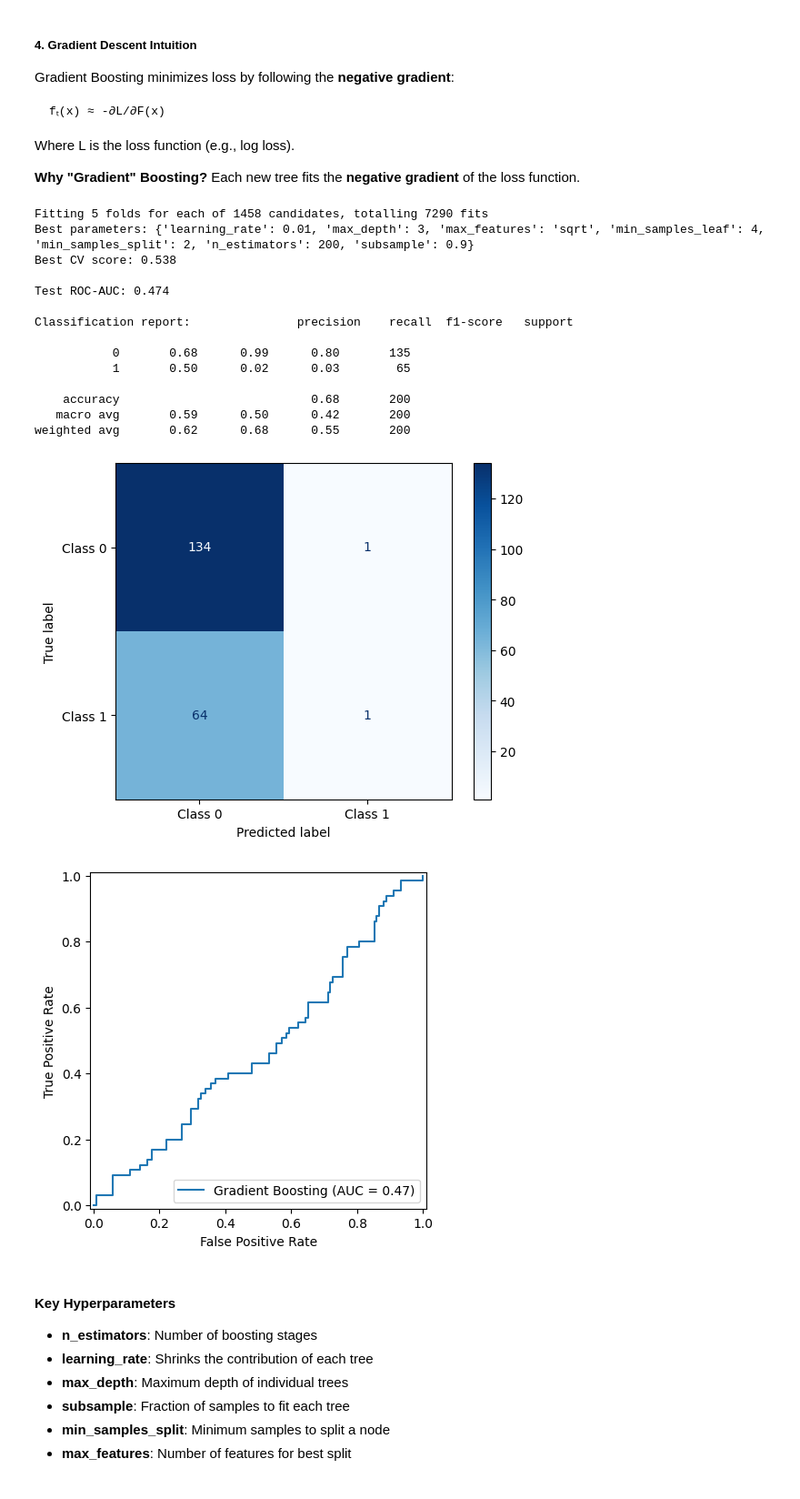
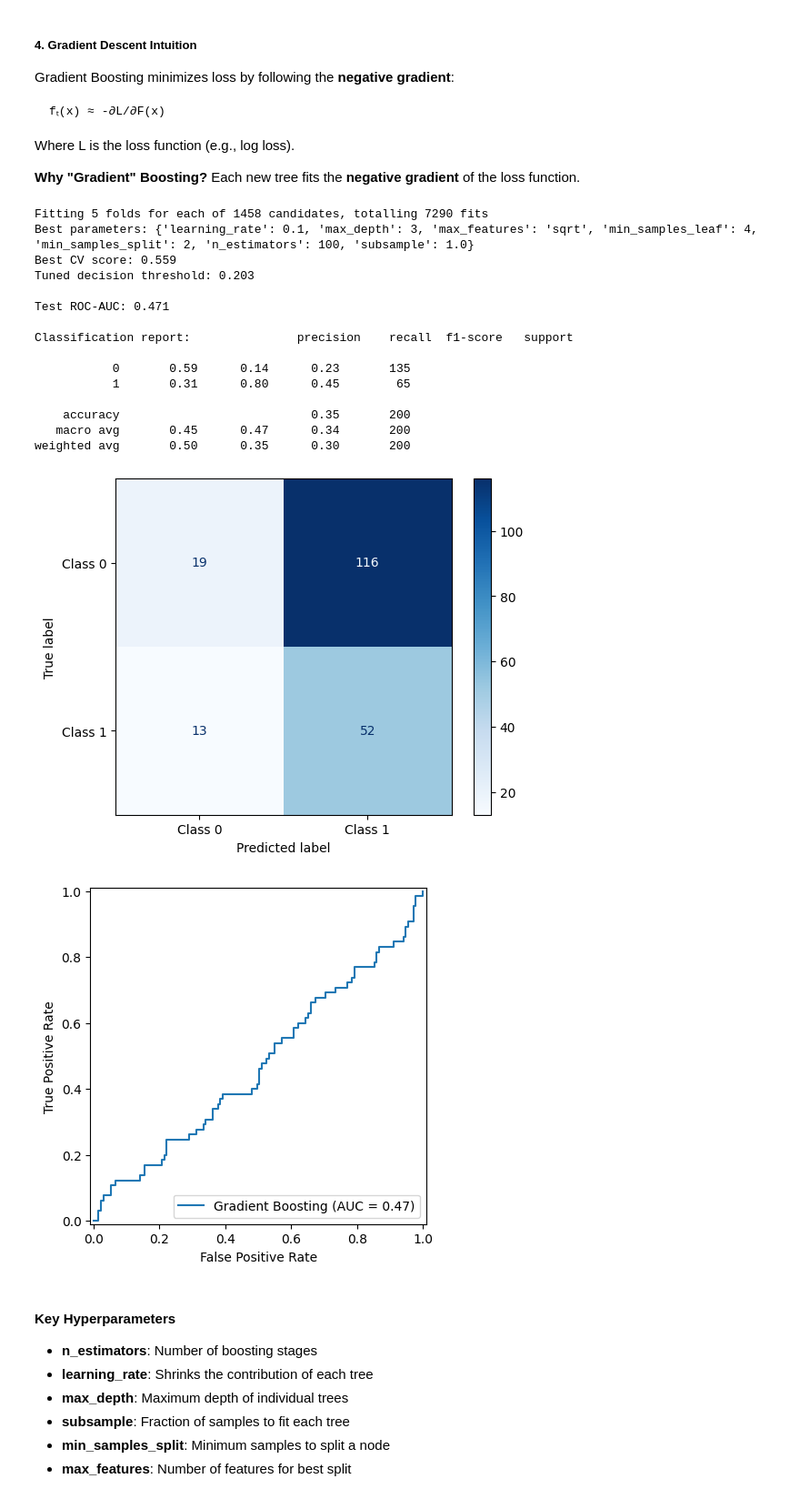
Before and after one commit to SamVanini/Software-defects-data-analysis, a Jupyter notebook: notebooks/data_workflow.ipynb, the cells around one changed output. Shown at 91% size. Saved outputs shown, nothing was run; the diff lists cells and outputs as text; code cells hidden in the pictures.

Commit message:
feat: tuned cut off to improve results, bearing in mind that the dataset is imbalanced, model training improvements and addressed minor issues

```diff
--- a/notebooks/data_workflow.ipynb
+++ b/notebooks/data_workflow.ipynb
@@ -30,20 +30,25 @@ import dotenv
 import matplotlib.pyplot as plt
 import os
 from pathlib import Path
-from sklearn.model_selection import (train_test_split, GridSearchCV, RandomizedSearchCV)
+from sklearn.model_selection import (
+    train_test_split, GridSearchCV, RandomizedSearchCV, TunedThresholdClassifierCV
+)
 from sklearn.preprocessing import StandardScaler
 from sklearn.linear_model import LogisticRegression
 from sklearn.ensemble import RandomForestClassifier, GradientBoostingClassifier
 from sklearn.svm import SVC
 from sklearn.metrics import (
     roc_auc_score, roc_curve, confusion_matrix, ConfusionMatrixDisplay,
-    classification_report, RocCurveDisplay
+    classification_report, RocCurveDisplay, precision_score, recall_score, f1_score
 )
 
 dotenv.load_dotenv()
 
 output_dir = os.getenv("OUTPUT_DIR") or ""
 output_path = Path(Path.cwd().parent).joinpath(output_dir)
+
+results_raw = {}   # phase 1: raw features
+results_eng = {}   # phase 2: engineered features
 # %% [markdown]
 ## Step 1: Load Data
 # %%
@@ -53,5 +58,10 @@ data_dir = Path(Path.cwd().parent).joinpath(data_dir)
 
 df = pl.read_csv(Path(data_dir).joinpath(dataset))
 
+# TODO: move in a separate cleaning step
+df = df.filter(pl.col('LOC') > 0)
+df = df.filter(pl.col('LENGTH') > 0)
+df = df.filter(pl.col('VOLUME') > 0)
+
 df
 # %% [output]
@@ -812,57 +844,68 @@ x_train, x_test, y_train, y_test = train_test_split(
 
 # Hyperparameter tuning
 param_grid = {
-    'n_estimators': [100, 200, 300],  # Number of boosting stages
-    'learning_rate': [0.01, 0.05, 0.1],  # Shrinks contribution of each tree
-    'max_depth': [3, 4, 5],  # Maximum depth of trees
-    'min_samples_split': [2, 5, 10],  # Minimum samples to split
-    'min_samples_leaf': [1, 2, 4],  # Minimum samples in leaf
-    'subsample': [0.8, 0.9, 1.0],  # Fraction of samples for each tree
-    'max_features': ['sqrt', 'log2']  # Features per split
+    'n_estimators':    [100, 200, 300],    # Number of boosting stages
+    'learning_rate':   [0.01, 0.05, 0.1], # Shrinks contribution of each tree
+    'max_depth':       [3, 4, 5],          # Maximum depth of trees
+    'min_samples_split': [2, 5, 10],       # Minimum samples to split
+    'min_samples_leaf':  [1, 2, 4],        # Minimum samples in leaf
+    'subsample':       [0.8, 0.9, 1.0],   # Fraction of samples for each tree
+    'max_features':    ['sqrt', 'log2']    # Features per split
 }
-
 
 model = GradientBoostingClassifier(n_estimators=200, learning_rate=0.1, max_depth=3, random_state=42)
 grid_search = GridSearchCV(model, param_grid, cv=5, scoring='roc_auc', n_jobs=-1, verbose=1)
 grid_search.fit(x_train, y_train)
 
 print(f"Best parameters: {grid_search.best_params_}")
 print(f"Best CV score: {grid_search.best_score_:.3f}")
 
-y_pred = grid_search.predict(x_test)
-y_proba = grid_search.predict_proba(x_test)[:, 1]
+tuned = TunedThresholdClassifierCV(grid_search.best_estimator_, cv=5, scoring='f1')
+tuned.fit(x_train, y_train)
+print(f"Tuned decision threshold: {tuned.best_threshold_:.3f}")
+
+y_pred = tuned.predict(x_test)
+y_proba = tuned.predict_proba(x_test)[:, 1]
 
 cm = confusion_matrix(y_test, y_pred)
 roc_auc = roc_auc_score(y_test, y_proba)
 fpr, tpr, _ = roc_curve(y_test, y_proba)
 
 print(f"\nTest ROC-AUC: {roc_auc:.3f}")
 print(f"\nClassification report: {classification_report(y_test, y_pred, zero_division=1)}")
 
 disp = ConfusionMatrixDisplay(confusion_matrix=cm, display_labels=['Class 0', 'Class 1'])
 disp.plot(cmap='Blues', include_values=True, colorbar=True)
 plt.show()
 
 display = RocCurveDisplay(fpr=fpr, tpr=tpr, roc_auc=roc_auc, name="Gradient Boosting")
 display.plot()
 plt.show()
+
+results_raw['Gradient Boosting'] = {
+    'ROC-AUC': roc_auc,
+    'Precision (class 1)': precision_score(y_test, y_pred, zero_division=0),
+    'Recall (class 1)':    recall_score(y_test, y_pred, zero_division=0),
+    'F1 (weighted)':       f1_score(y_test, y_pred, average='weighted', zero_division=0),
+}
 # %% [output]
 Fitting 5 folds for each of 1458 candidates, totalling 7290 fits
-Best parameters: {'learning_rate': 0.01, 'max_depth': 3, 'max_features': 'sqrt', 'min_samples_leaf': 4, 'min_samples_split': 2, 'n_estimators': 200, 'subsample': 0.9}
-Best CV score: 0.538
+Best parameters: {'learning_rate': 0.1, 'max_depth': 3, 'max_features': 'sqrt', 'min_samples_leaf': 4, 'min_samples_split': 2, 'n_estimators': 100, 'subsample': 1.0}
+Best CV score: 0.559
+Tuned decision threshold: 0.203
 
-Test ROC-AUC: 0.474
+Test ROC-AUC: 0.471
 
 Classification report:               precision    recall  f1-score   support
 
-           0       0.68      0.99      0.80       135
-           1       0.50      0.02      0.03        65
+           0       0.59      0.14      0.23       135
+           1       0.31      0.80      0.45        65
 
-    accuracy                           0.68       200
-   macro avg       0.59      0.50      0.42       200
-weighted avg       0.62      0.68      0.55       200
+    accuracy                           0.35       200
+   macro avg       0.45      0.47      0.34       200
+weighted avg       0.50      0.35      0.30       200
-[figure, old version]
+[figure, new version]
-[figure, old version]
+[figure, new version]
 # %% [markdown]
 #### Key Hyperparameters
 
```
Also changed, not shown: parts of 22 cells of this notebook, 5 other files.
